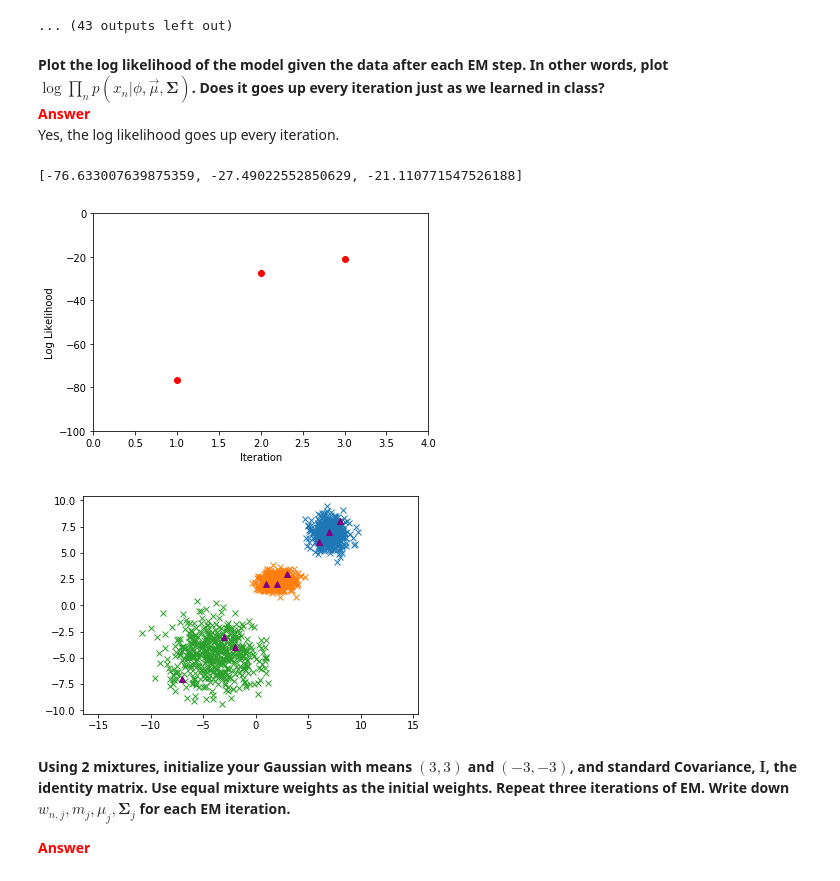
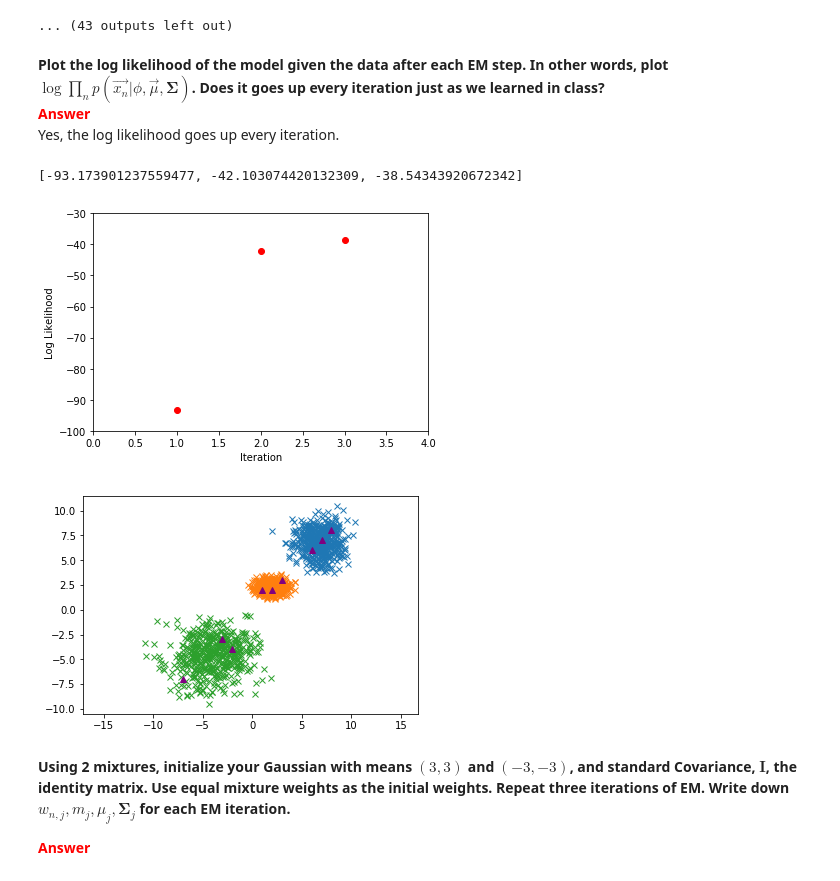
Before and after one commit to pirsquareff/fisherface, a Jupyter notebook: notebook/Hello Soft Clustering (GMM).ipynb, the cells around one changed output. Drawn from its saved outputs; the diff is of its cells as text; code cells hidden in the pictures.

```diff
--- a/notebook/Hello Soft Clustering (GMM).ipynb
+++ b/notebook/Hello Soft Clustering (GMM).ipynb
@@ -108,7 +103,7 @@ def em(data, n_mixture, initial_mu = None, iterations = 1000, verbose = False):
         # set soft labels (w)
         w_numerator = np.zeros((n_data, n_mixture))
         for j in range(n_mixture):
-            w_numerator[:, j] = phi[j] * mvn(data, mu[j], sigma[j])
+            w_numerator[:, j] = phi[j] * multivariate_normal.pdf(data, mu[j], sigma[j])
         w = (w_numerator.T / np.sum(w_numerator, axis = 1)).T
         w_j = np.sum(w, axis = 0)
 
@@ -117,15 +112,15 @@ def em(data, n_mixture, initial_mu = None, iterations = 1000, verbose = False):
             # update mixture weight
             phi[j] = 1. / n_data * w_j[j]
 
-            # update mean
-            mu[j] = np.sum(w[:, j] * data.T, axis = 1).T / w_j[j]
-
             # update sigma
             x_mu = np.matrix(data - mu[j])
             sigma[j] = np.array(np.dot(np.multiply(x_mu.T, w[:, j]), x_mu) / w_j[j])
 
             # set the off-diagonal values to zero
             sigma[j] = np.diag(np.diag(sigma[j]))
+
+            # update mean
+            mu[j] = np.sum(w[:, j] * data.T, axis = 1).T / w_j[j]
 
         # calulate log likelihood
         log_likelihood = np.sum(np.log(np.sum(w_numerator, axis = 1)))
@@ -134,8 +129,6 @@ def em(data, n_mixture, initial_mu = None, iterations = 1000, verbose = False):
         if(verbose):
             print("EM Iteration: " + str(i + 1))
             display(Latex(r"\begin{equation}w_{n,j}=" + latex_bmatrix(w) + "\end{equation}"))
-            # for j in range(n_mixture):
-            #     display(Latex(r"\begin{equation}w_{n," + str(j) + "}=" + latex_bmatrix(w[:, j]) + "\end{equation}"))
             display(Math(r"m_{j}:"))
             for j in range(n_mixture):
                 display(Latex(r"\begin{equation}m_{" + str(j) + "}=" + latex_bmatrix(np.matrix(phi[j])) + "\end{equation}"))
@@ -190,19 +183,19 @@ $$\mathbf{Σ}_{j}:$$
 \end{bmatrix}\end{equation}
 ... (43 outputs left out)
 # %% [markdown]
-**Plot the log likelihood of the model given the data after each EM step. In other words, plot $\log\prod_np(x_{n}|\phi, \overrightarrow{\mu},\mathbf{Σ})$. Does it goes up every iteration just as we learned in class?**<br>
+**Plot the log likelihood of the model given the data after each EM step. In other words, plot $\log\prod_np(\overrightarrow{x_{n}}|\phi, \overrightarrow{\mu},\mathbf{Σ})$. Does it goes up every iteration just as we learned in class?**<br>
 <font color=red>**Answer**</font><br>
 Yes, the log likelihood goes up every iteration.
 # %%
 print(log_likelihoods_1)
 plt.plot([i + 1 for i in range(len(log_likelihoods_1))], log_likelihoods_1, 'ro')
-plt.axis([0, 4, -100, 0])
+plt.axis([0, 4, -100, -30])
 plt.xlabel('Iteration')
 plt.ylabel('Log Likelihood')
 plt.show()
 # %% [output]
-[-76.633007639875359, -27.49022552850629, -21.110771547526188]
+[-93.173901237559477, -42.103074420132309, -38.54343920672342]
-[figure, old version]
+[figure, new version]
 # %%
 for i in range(len(mu_1)):
     x, y = np.random.multivariate_normal(mu_1[i], sigma_1[i], 500).T
@@ -211,7 +204,7 @@ for i in range(len(mu_1)):
 plt.plot(data_points.T[0], data_points.T[1], '^', color = 'purple')
 plt.show()
 # %% [output]
-[figure, old version]
+[figure, new version]
 # %% [markdown]
 **Using 2 mixtures, initialize your Gaussian with means $(3,3)$ and $(-3,-3)$, and standard Covariance, $\mathbf{I}$, the identity matrix. Use equal mixture weights as the initial weights. Repeat three iterations of EM. Write down $w_{n, j}, m_{j}, \mu_{j}, \mathbf{Σ}_{j}$ for each EM iteration.**
 
```
Also changed, not shown: parts of 6 cells of this notebook.
